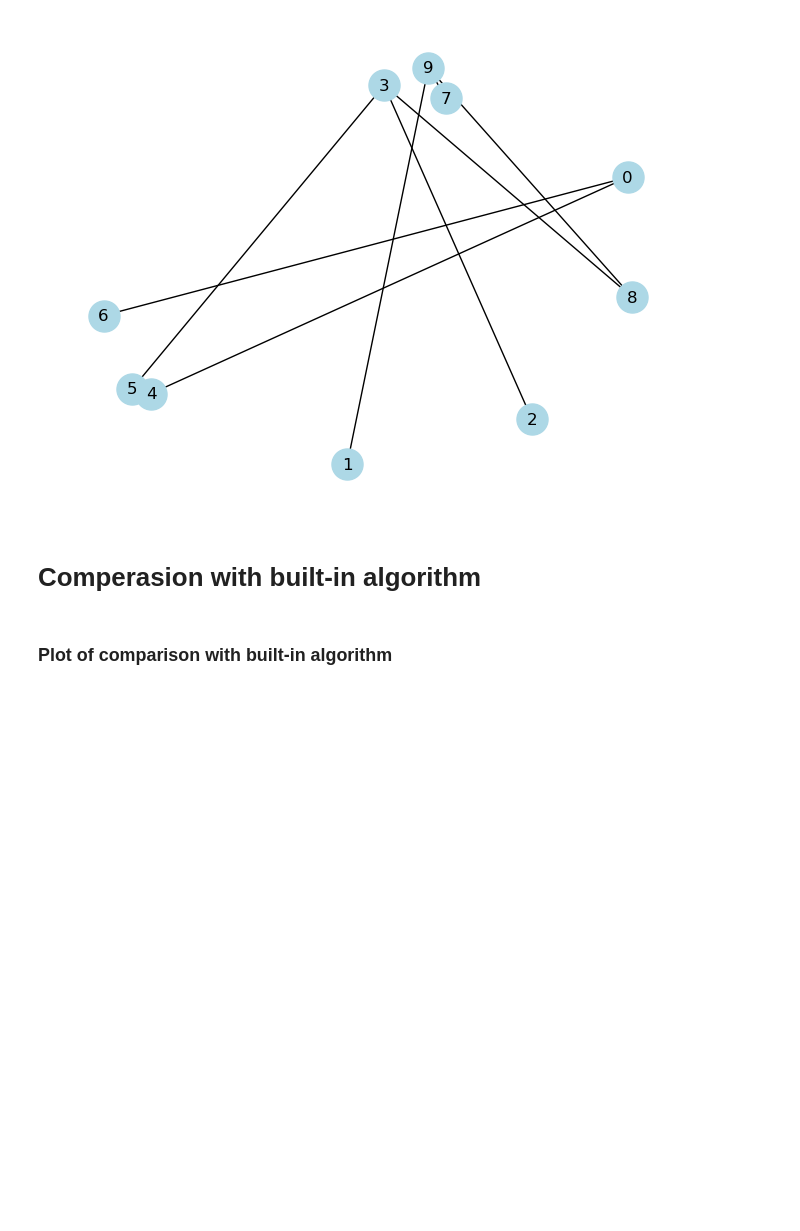
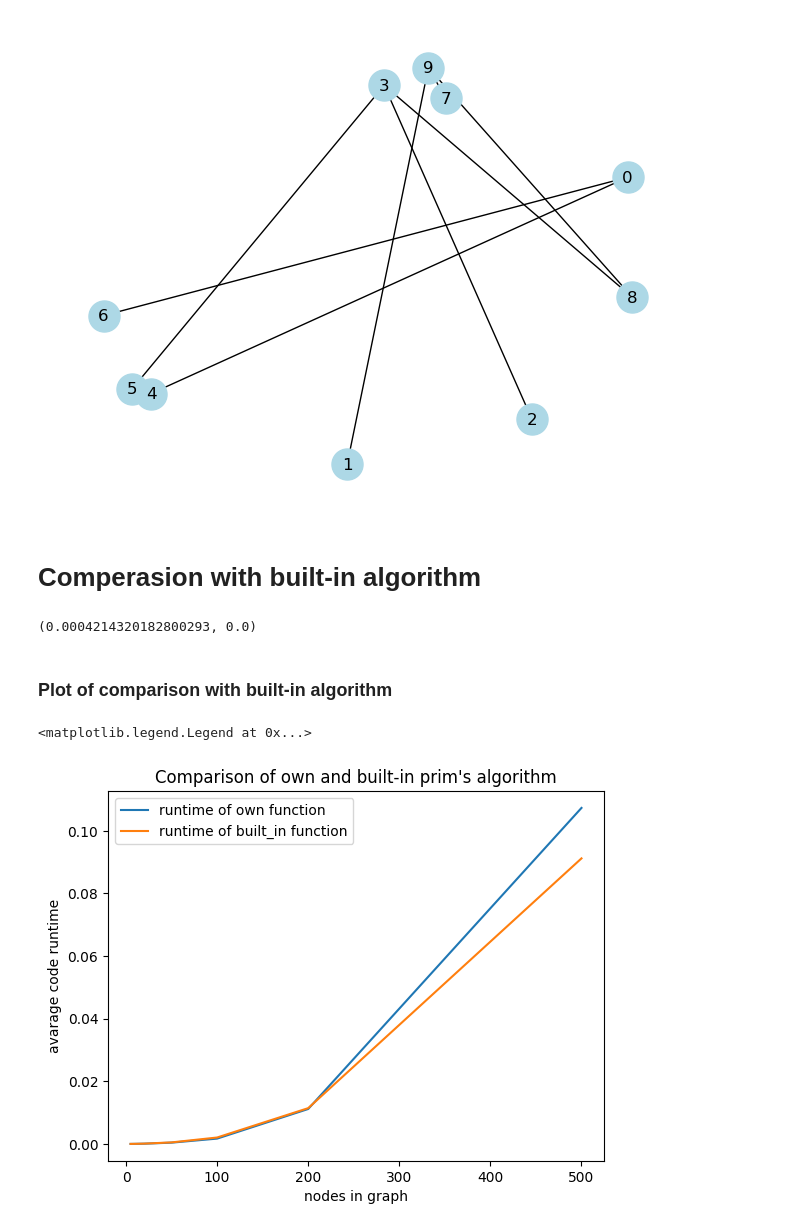
Before and after one commit to BohdanPavliuk/Lab_Discrete, a Jupyter notebook: task1/task_1.1/prime_&_kruskal.ipynb, the cells around one changed output. Saved outputs shown, nothing was run; the diff lists cells and outputs as text; code cells hidden in the pictures; blank space fills up the shorter version.

```diff
--- a/task1/task_1.1/prime_&_kruskal.ipynb
+++ b/task1/task_1.1/prime_&_kruskal.ipynb
@@ -131,8 +187,51 @@ def comparison_prim(nodes: int):
 
       time_taken_built +=  end_built - start_built
   return(time_taken/NUM_OF_ITERATIONS, time_taken_built/NUM_OF_ITERATIONS)
+# %%
+def comparison_kruskal(nodes: int):
+  NUM_OF_ITERATIONS = 1000
+  time_taken = 0
+  time_taken_built = 0
+  for i in tqdm(range(NUM_OF_ITERATIONS)):
+
+      # note that we should not measure time of graph creation
+      G = gnp_random_connected_graph(nodes, 0.5, False)
+
+      start = time.time()
+      kraskal_algorithm(G)
+      end = time.time()
+
+      time_taken += end - start
+
+      start_built = time.time()
+      tree.minimum_spanning_tree(G, algorithm="kruskal")
+      end_built = time.time()
+
+      time_taken_built +=  end_built - start_built
+  return(time_taken/NUM_OF_ITERATIONS, time_taken_built/NUM_OF_ITERATIONS)
+comparison_kruskal(50)
+# %% [output]
+(0.0004214320182800293, 0.0)
 # %% [markdown]
 ### Plot of comparison with built-in algorithm
+# %%
+nodes_amount = [5, 10, 20, 50, 100, 200, 500]
+own_maked_time = []
+built_in_time = []
+for nodes in nodes_amount:
+  own_func, built_in_func = comparison_kruskal(nodes)
+  own_maked_time.append(own_func)
+  built_in_time.append(built_in_func)
+
+plt.plot(nodes_amount, own_maked_time, label ='runtime of own function')
+plt.plot(nodes_amount, built_in_time, label ='runtime of built_in function')
+plt.xlabel('nodes in graph')
+plt.ylabel('avarage code runtime')
+plt.title("Comparison of own and built-in prim's algorithm")
+plt.legend()
+# %% [output]
+<matplotlib.legend.Legend at 0x...>
+[figure, added]
 # %%
 nodes_amount = [5, 10, 20, 50, 100, 200, 500]
 own_maked_time = []
```
Also changed, not shown: parts of 7 cells of this notebook.
